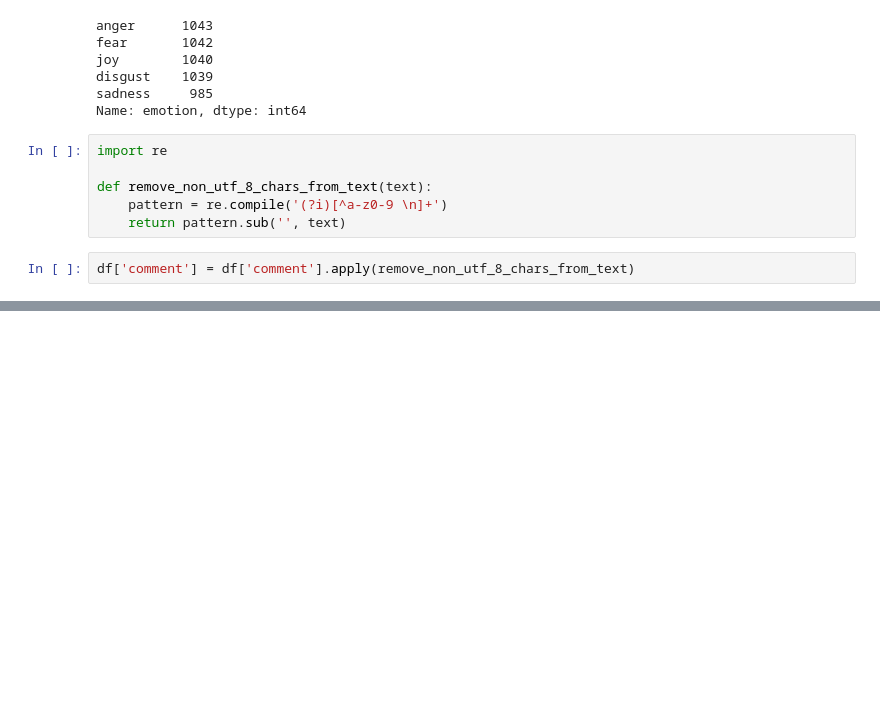
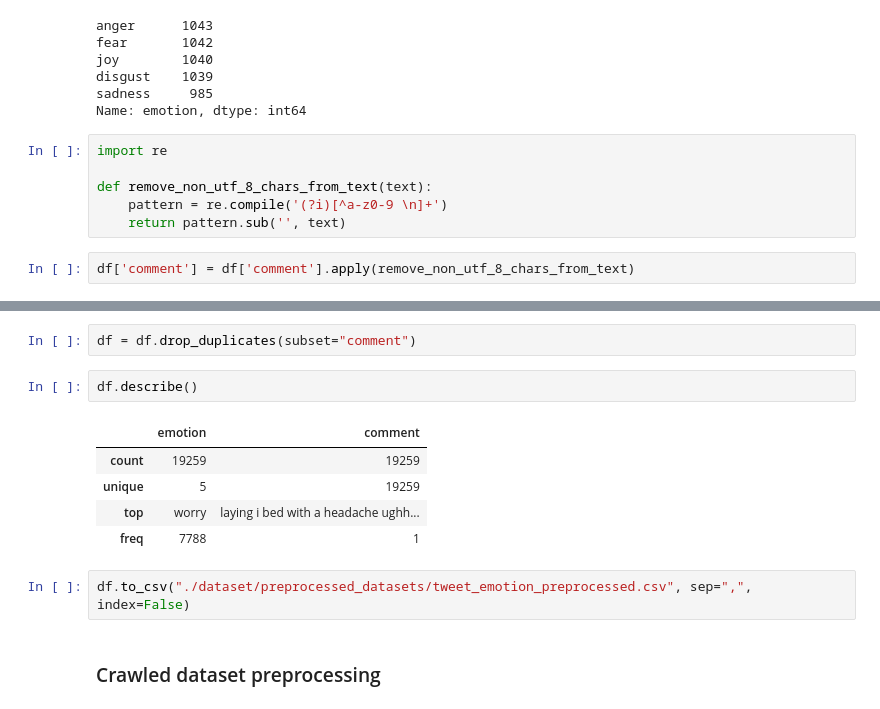
Before and after one commit to wowo71/emotion_recognition, a Jupyter notebook: data_preprocess.ipynb, the cells around one changed output, grey strips where cells are left out. Drawn from its saved outputs; the diff is of its cells as text; blank space fills up the shorter version.

Commit message:
added preprocessing as ipynb

```diff
--- a/data_preprocess.ipynb
+++ b/data_preprocess.ipynb
@@ -99,0 +205,14 @@ df
+# %%
+df = df.drop_duplicates(subset="comment")
+# %%
+df.describe()
+# %% [output]
+|  | emotion | comment |
+| count | 19259 | 19259 |
+| unique | 5 | 19259 |
+| top | worry | laying i bed with a headache ughh... |
+| freq | 7788 | 1 |
+# %%
+df.to_csv("./dataset/preprocessed_datasets/tweet_emotion_preprocessed.csv", sep=",", index=False)
+# %% [markdown]
+### Crawled dataset preprocessing
```
Also changed, not shown: parts of 45 cells of this notebook.
